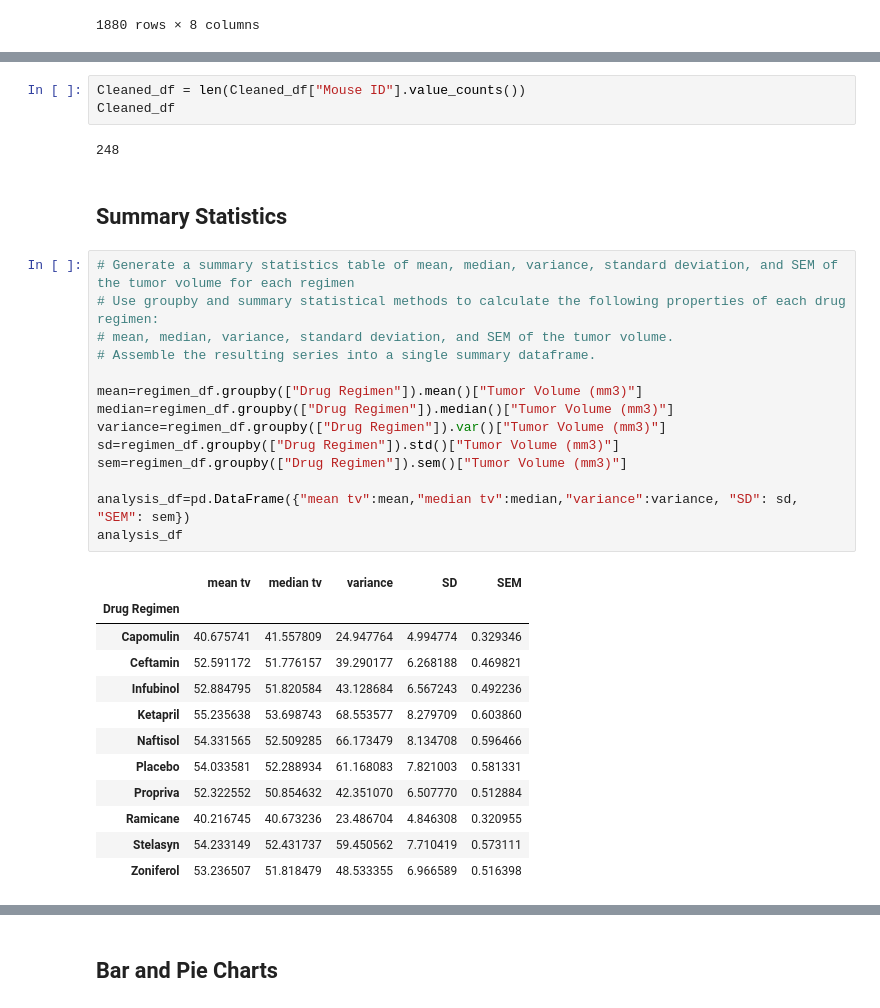
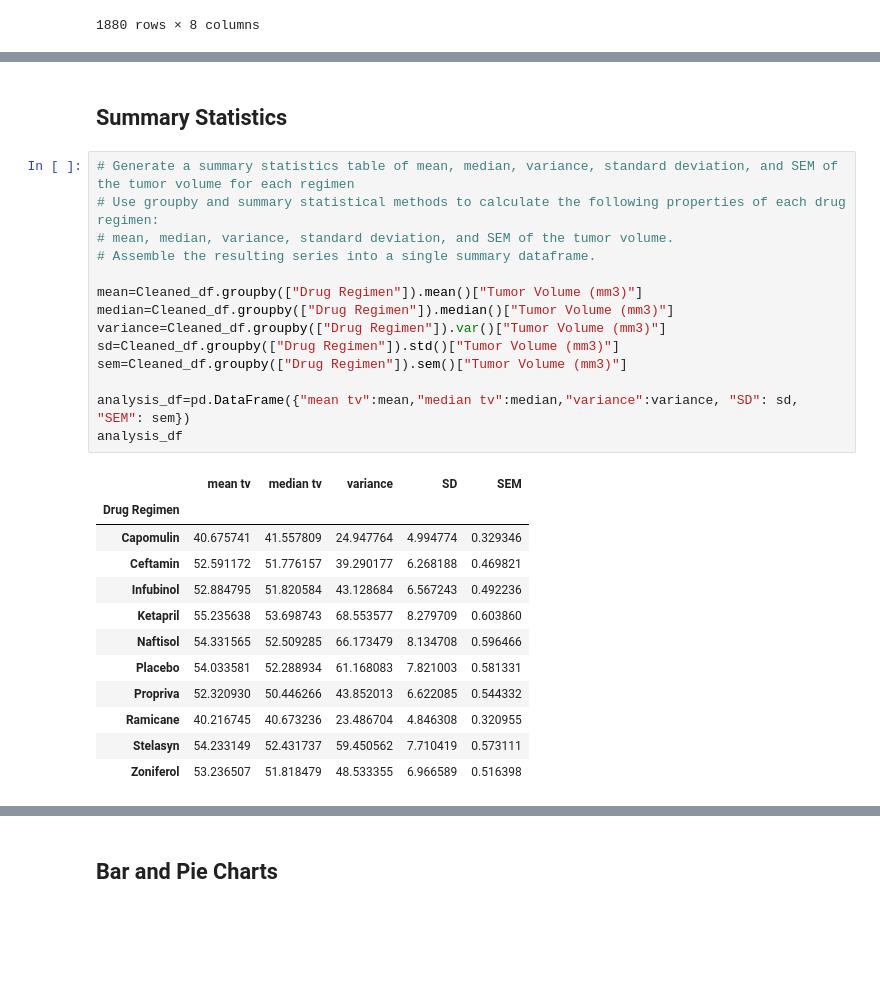
Before and after one commit to BevalinAlexander/Matplotlib_Challenge, a Jupyter notebook: Instructions/Pymaceuticals/B_A_A_pymaceuticals_starter.ipynb, the cells around one changed output, grey strips where cells are left out. Saved outputs shown, nothing was run; the diff lists cells and outputs as text; blank space fills up the shorter version.

```diff
--- a/Instructions/Pymaceuticals/B_A_A_pymaceuticals_starter.ipynb
+++ b/Instructions/Pymaceuticals/B_A_A_pymaceuticals_starter.ipynb
@@ -97,34 +88,29 @@ Name: Mouse ID, Length: 1880, dtype: object>
-# %%
-Cleaned_df = len(Cleaned_df["Mouse ID"].value_counts())
-Cleaned_df
-# %% [output]
-248
 # %% [markdown]
 ## Summary Statistics
 # %%
 # Generate a summary statistics table of mean, median, variance, standard deviation, and SEM of the tumor volume for each regimen
 # Use groupby and summary statistical methods to calculate the following properties of each drug regimen:
 # mean, median, variance, standard deviation, and SEM of the tumor volume.
 # Assemble the resulting series into a single summary dataframe.
 
-mean=regimen_df.groupby(["Drug Regimen"]).mean()["Tumor Volume (mm3)"]
-median=regimen_df.groupby(["Drug Regimen"]).median()["Tumor Volume (mm3)"]
-variance=regimen_df.groupby(["Drug Regimen"]).var()["Tumor Volume (mm3)"]
-sd=regimen_df.groupby(["Drug Regimen"]).std()["Tumor Volume (mm3)"]
-sem=regimen_df.groupby(["Drug Regimen"]).sem()["Tumor Volume (mm3)"]
+mean=Cleaned_df.groupby(["Drug Regimen"]).mean()["Tumor Volume (mm3)"]
+median=Cleaned_df.groupby(["Drug Regimen"]).median()["Tumor Volume (mm3)"]
+variance=Cleaned_df.groupby(["Drug Regimen"]).var()["Tumor Volume (mm3)"]
+sd=Cleaned_df.groupby(["Drug Regimen"]).std()["Tumor Volume (mm3)"]
+sem=Cleaned_df.groupby(["Drug Regimen"]).sem()["Tumor Volume (mm3)"]
 
 analysis_df=pd.DataFrame({"mean tv":mean,"median tv":median,"variance":variance, "SD": sd, "SEM": sem})
 analysis_df
 # %% [output]
 |  | mean tv | median tv | variance | SD | SEM |
 | Drug Regimen |  |  |  |  |  |
 | Capomulin | 40.675741 | 41.557809 | 24.947764 | 4.994774 | 0.329346 |
 | Ceftamin | 52.591172 | 51.776157 | 39.290177 | 6.268188 | 0.469821 |
 | Infubinol | 52.884795 | 51.820584 | 43.128684 | 6.567243 | 0.492236 |
 | Ketapril | 55.235638 | 53.698743 | 68.553577 | 8.279709 | 0.603860 |
 | Naftisol | 54.331565 | 52.509285 | 66.173479 | 8.134708 | 0.596466 |
 | Placebo | 54.033581 | 52.288934 | 61.168083 | 7.821003 | 0.581331 |
-| Propriva | 52.322552 | 50.854632 | 42.351070 | 6.507770 | 0.512884 |
+| Propriva | 52.320930 | 50.446266 | 43.852013 | 6.622085 | 0.544332 |
 | Ramicane | 40.216745 | 40.673236 | 23.486704 | 4.846308 | 0.320955 |
 | Stelasyn | 54.233149 | 52.431737 | 59.450562 | 7.710419 | 0.573111 |
 | Zoniferol | 53.236507 | 51.818479 | 48.533355 | 6.966589 | 0.516398 |
```
Also changed, not shown: parts of 10 cells of this notebook, 1 other file.
